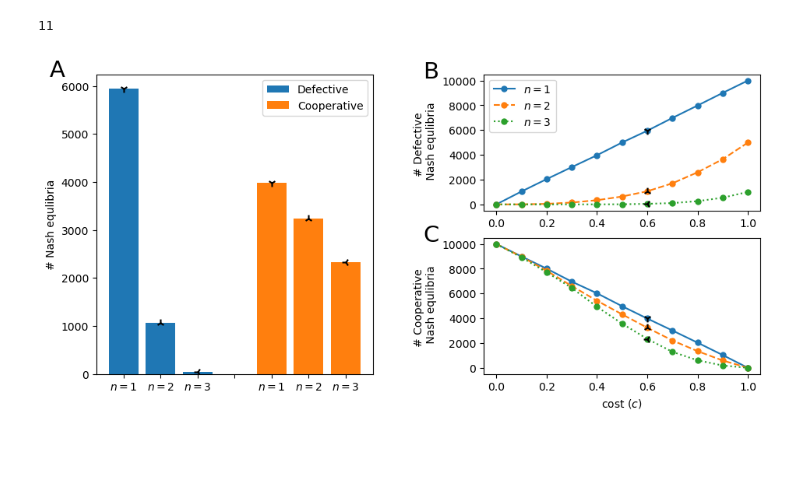
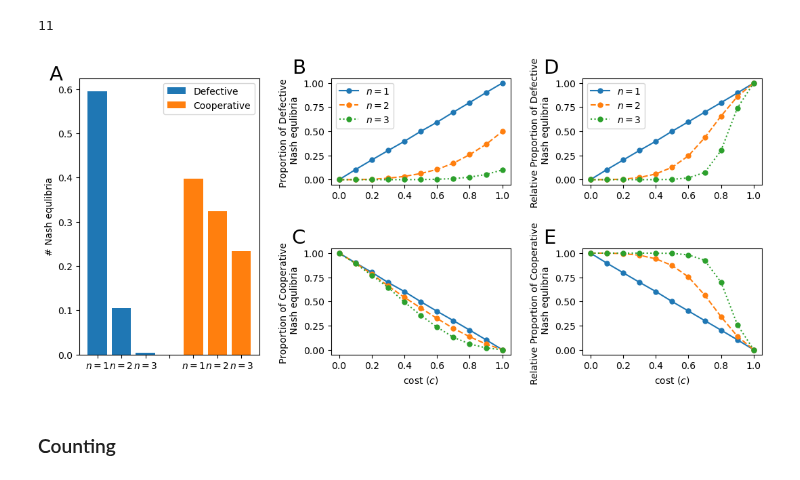
Before and after one commit to Nikoleta-v3/conditional-cooperation-with-longer-memory, a Jupyter notebook: notebooks/Figure Comparing Cooperative and Defecting Nash.ipynb, the cells around one changed output. Drawn from its saved outputs; the diff is of its cells as text; code cells hidden in the pictures; blank space fills up the shorter version.

```diff
--- a/notebooks/Figure Comparing Cooperative and Defecting Nash.ipynb
+++ b/notebooks/Figure Comparing Cooperative and Defecting Nash.ipynb
@@ -236,61 +236,73 @@ for i, file in enumerate(cooperative_files):
 # %%
 linestyles = ["-", "--", ":"]
 # %%
-fig, axes = plt.subplot_mosaic("AB;AC", figsize=(11, 5))
+fig, axes = plt.subplot_mosaic("ABD;ACE", figsize=(13, 5.3))
 
 
-axes["A"].bar(range(3), data[6], label="Defective");
+axes["A"].bar(range(3), data[6] / 10 ** 4, label="Defective");
 
-for i, point in zip(range(3), data[6]):
-    axes["A"].scatter(i, point, marker=f"{i + 1}", zorder=3, s=50, color="black");
+axes["A"].bar(range(4, 7), coop_data[6] / 10 ** 4, label="Cooperative");
 
-axes["A"].bar(range(4, 7), coop_data[6], label="Cooperative");
-
-for i, point in zip(range(4, 7), coop_data[6]):
-    axes["A"].scatter(i, point, marker=f"{i - 3}", zorder=3, s=50, color="black");
 
 axes["A"].set_ylabel("# Nash equlibria")
 
 axes["A"].set_xticks(range(7), ["$n=1$", "$n=2$", "$n=3$", "", "$n=1$", "$n=2$", "$n=3$",])
 
-axes["A"].text(-2, 6.2 * 10 ** 3, "A", fontsize=21)
+axes["A"].text(-2, .62, "A", fontsize=21)
 
-axes["B"].plot(costs, data, marker='o', label=["$n=1$", "$n=2$", "$n=3$"], markersize=5);
+axes["B"].plot(costs, data / 10 ** 4, marker='o', label=["$n=1$", "$n=2$", "$n=3$"], markersize=5);
 
-axes["B"].scatter(costs[6], data[6][0], marker='1', zorder=3, s=50, color="black");
-axes["B"].scatter(costs[6], data[6][1], marker='2', zorder=3, s=50, color="black");
-axes["B"].scatter(costs[6], data[6][2], marker='3', zorder=3, s=50, color="black");
-
-
-axes["B"].set_ylabel("# Defective \n Nash equlibria")
+axes["B"].set_ylabel("Proportion of Defective \n Nash equlibria")
 
 for line, ls in zip(axes["B"].get_lines(), linestyles):
     line.set_linestyle(ls)
 
-axes["B"].text(-.29, 10.2 * 10 ** 3, "B", fontsize=21)
+axes["B"].text(-.29, 1.1, "B", fontsize=21)
 
-axes["C"].scatter(costs[6], coop_data[6][0], marker='1', zorder=3, s=50, color="black");
-axes["C"].scatter(costs[6], coop_data[6][1], marker='2', zorder=3, s=50, color="black");
-axes["C"].scatter(costs[6], coop_data[6][2], marker='3', zorder=3, s=50, color="black");
+axes["C"].plot(costs, coop_data / 10 ** 4, marker='o', markersize=5);
 
-axes["C"].plot(costs, coop_data, marker='o', markersize=5);
-
-axes["C"].set_ylabel("# Cooperative \n Nash equlibria")
+axes["C"].set_ylabel("Proportion of Cooperative \n Nash equlibria")
 
 axes["C"].set_xlabel("cost ($c$)")
 
-axes["C"].text(-.29, 10.2 * 10 ** 3, "C", fontsize=21)
+for line, ls in zip(axes["C"].get_lines(), linestyles):
+    line.set_linestyle(ls)
+
+axes["C"].text(-.29, 1.1, "C", fontsize=21)
+
+
+
+axes["D"].plot(costs, data / sum([data, coop_data]), marker='o', label=["$n=1$", "$n=2$", "$n=3$"], markersize=5);
+
+axes["D"].set_ylabel("Relative Proportion of Defective \n Nash equlibria")
+
+for line, ls in zip(axes["D"].get_lines(), linestyles):
+    line.set_linestyle(ls)
+
+axes["D"].text(-.29, 1.1, "D", fontsize=21)
+
+axes["E"].plot(costs, coop_data / sum([data, coop_data]), marker='o', markersize=5);
+
+axes["E"].set_ylabel("Relative Proportion of Cooperative \n Nash equlibria")
+
+axes["E"].set_xlabel("cost ($c$)")
+
+for line, ls in zip(axes["E"].get_lines(), linestyles):
+    line.set_linestyle(ls)
+
+axes["E"].text(-.29, 1.1, "E", fontsize=21)
+
 
 axes["A"].legend();
 
 axes["B"].legend();
 
-for line, ls in zip(axes["C"].get_lines(), linestyles):
-    line.set_linestyle(ls)
+axes["D"].legend();
 
-
-fig.subplots_adjust(wspace=.4)
+fig.subplots_adjust(wspace=.4, hspace=.6)
 
 fig.savefig("../figures/siFig1.pdf", bbox_inches="tight")
 # %% [output]
-[figure, old version]
+[figure, new version]
+# %% [markdown]
+### Counting
```
Also changed, not shown: parts of 1 cell of this notebook, 10 other files.
